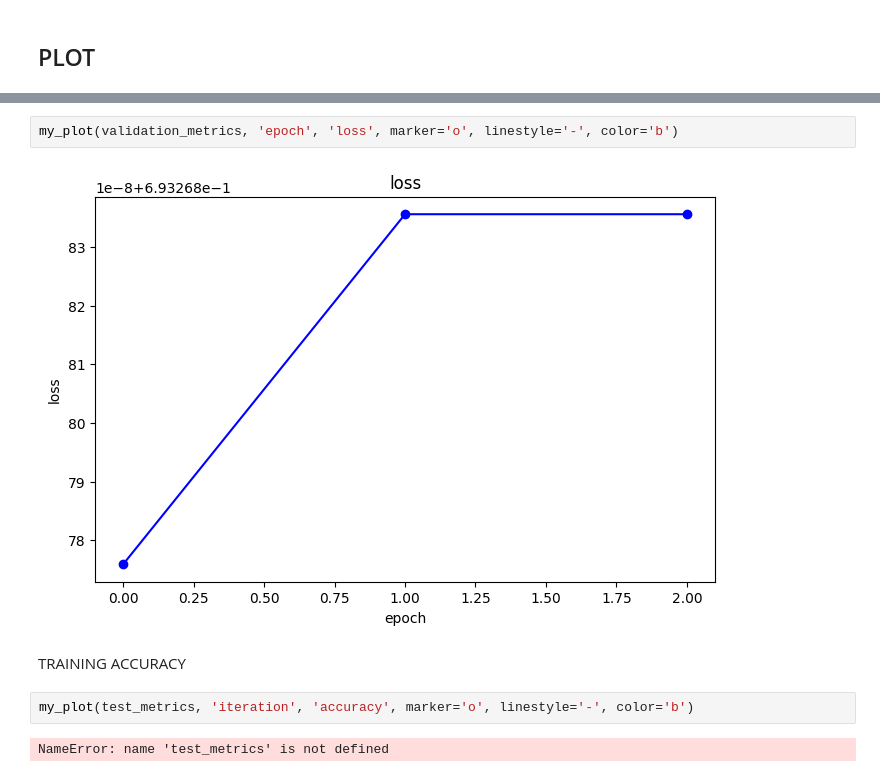
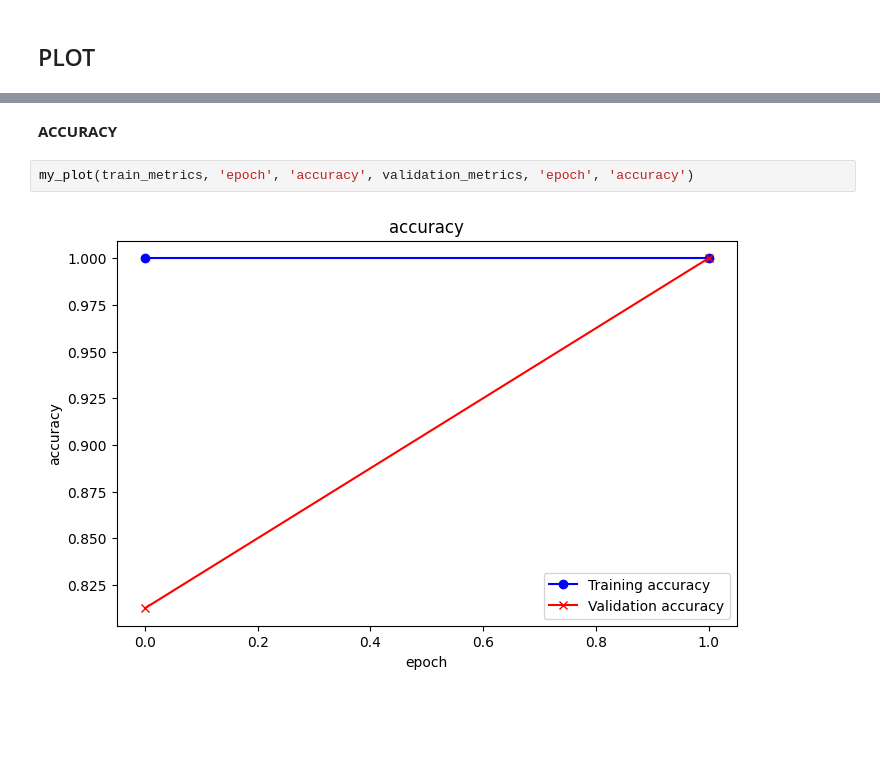
Before and after one commit to cybernetic-m/jam-net, a Jupyter notebook: models/baseline_model.ipynb, the cells around one changed output, grey strips where cells are left out. Saved outputs shown, nothing was run; the diff lists cells and outputs as text; blank space fills up the shorter version.

```diff
--- a/models/baseline_model.ipynb
+++ b/models/baseline_model.ipynb
@@ -1606,10 +1649,6 @@ TEST LOSS
-# %%
-my_plot(validation_metrics, 'epoch', 'loss', marker='o', linestyle='-', color='b')
-# %% [output]
-[figure, removed]
 # %% [markdown]
-TRAINING ACCURACY
+**ACCURACY**
-# %%
-my_plot(test_metrics, 'iteration', 'accuracy', marker='o', linestyle='-', color='b')
-# %% [output]
-NameError: name 'test_metrics' is not defined
+# %%
+my_plot(train_metrics, 'epoch', 'accuracy', validation_metrics, 'epoch', 'accuracy')
+# %% [output]
+[figure, added]
```
Also changed, not shown: parts of 22 cells of this notebook, 2 other files.
